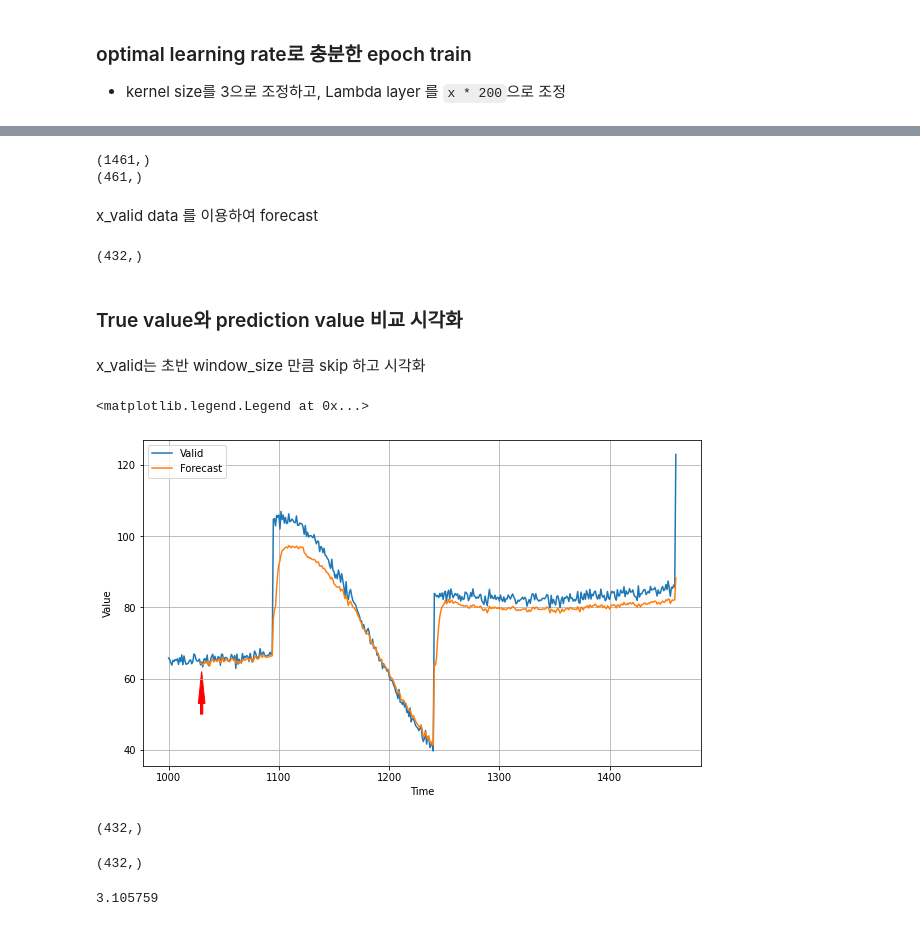
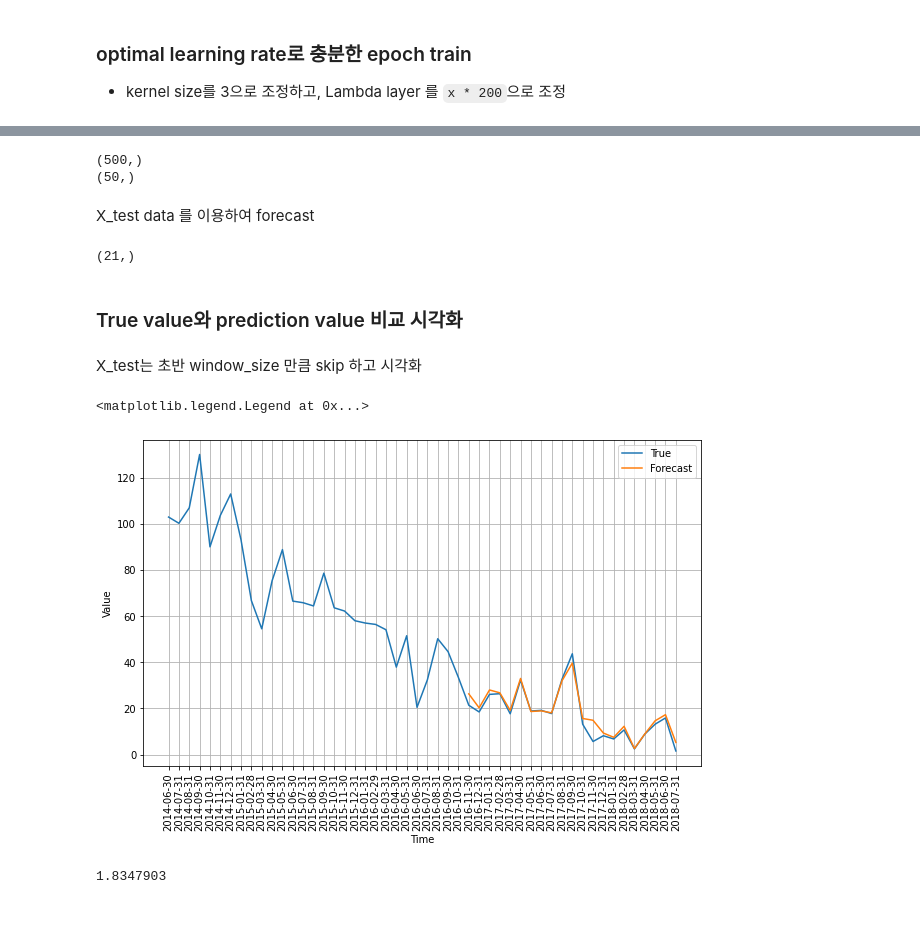
Before and after one commit to ironmanciti/Time_Series_Lecture, a Jupyter notebook: 080_Conv1D_input_shape.ipynb, the cells around one changed output, grey strips where cells are left out. Saved outputs shown, nothing was run; the diff lists cells and outputs as text; code cells hidden in the pictures.

```diff
--- a/080_Conv1D_input_shape.ipynb
+++ b/080_Conv1D_input_shape.ipynb
@@ -72,8 +76,9 @@ def model_forecast(model, series, window_size):
 # %%
 window_size = 30
+batch_size = 16
 shuffle_buffer_size = 1000
 
-train_set = windowed_dataset(x_train, window_size,
-                    batch_size, shuffle_buffer_size)
-train_set
+train_ds = windowed_dataset(X_train, window_size,
+                             batch_size, shuffle_buffer_size)
+train_ds
 # %% [output]
@@ -126,5 +131,5 @@ model.compile(loss=tf.keras.losses.Huber(),
               optimizer=optimizer,
               metrics=["mae"])
 
-history = model.fit(train_set, epochs=100, verbose=0, callbacks=[lr_schedule])
+history = model.fit(train_ds, epochs=100, verbose=1, callbacks=[lr_schedule])
 # %% [output]
@@ -152,7 +177,7 @@ array([5.0118724e-06], dtype=float32)
 # %%
 %%time
 tf.keras.backend.clear_session()
-train_set = windowed_dataset(x_train, window_size,
+train_set = windowed_dataset(X_train, window_size,
                     batch_size, shuffle_buffer_size)
 
 model = tf.keras.models.Sequential([
@@ -169,5 +194,5 @@ model.compile(loss=tf.keras.losses.Huber(),
               optimizer=optimizer,
               metrics=["mae"])
 
-history = model.fit(train_set, epochs=500, verbose=0)
+history = model.fit(train_set, epochs=500, verbose=1)
 # %% [output]
@@ -176,43 +216,35 @@ Wall time: 6min 8s
 # %%
-print(series.shape)
-print(x_valid.shape)
+print(time_series.shape)
+print(X_test.shape)
 # %% [output]
-(1461,)
-(461,)
+(500,)
+(50,)
 # %% [markdown]
-x_valid data 를 이용하여 forecast
+X_test data 를 이용하여 forecast
 # %%
-forecast = model_forecast(model, x_valid, window_size)
+forecast = model_forecast(model, X_test, window_size)
 forecast = forecast[:, -1, 0]
 forecast.shape
 # %% [output]
-(432,)
+(21,)
 # %% [markdown]
 ### True value와 prediction value 비교 시각화
 # %% [markdown]
-x_valid는 초반 window_size 만큼 skip 하고 시각화
+X_test는 초반 window_size 만큼 skip 하고 시각화
 # %%
 plt.figure(figsize=(10, 6))
-plt.plot(time_valid, x_valid, label='Valid')
-plt.plot(time[split_time+window_size-1:] , forecast, label='Forecast')
-plt.arrow(1000+window_size, 50, 0, 3, width=2, color='red')
+plt.plot(time_test, X_test, label='True')
+plt.plot(time_test[-len(forecast):] , forecast, label='Forecast')
 plt.xlabel("Time")
 plt.ylabel("Value")
+plt.xticks(rotation=90)
 plt.grid(True)
 plt.legend()
 # %% [output]
 <matplotlib.legend.Legend at 0x...>
-[figure, old version]
+[figure, new version]
-# %%
-forecast.shape
-# %% [output]
-(432,)
-# %%
-x_valid[window_size-1:].shape
-# %% [output]
-(432,)
 # %%
-tf.keras.metrics.mean_absolute_error(x_valid[window_size-1:], forecast).numpy()
+tf.keras.metrics.mean_absolute_error(X_test[window_size-1:], forecast).numpy()
 # %% [output]
-3.105759
+1.8347903
 # %%
```
Also changed, not shown: parts of 21 cells of this notebook, 33 other files.
